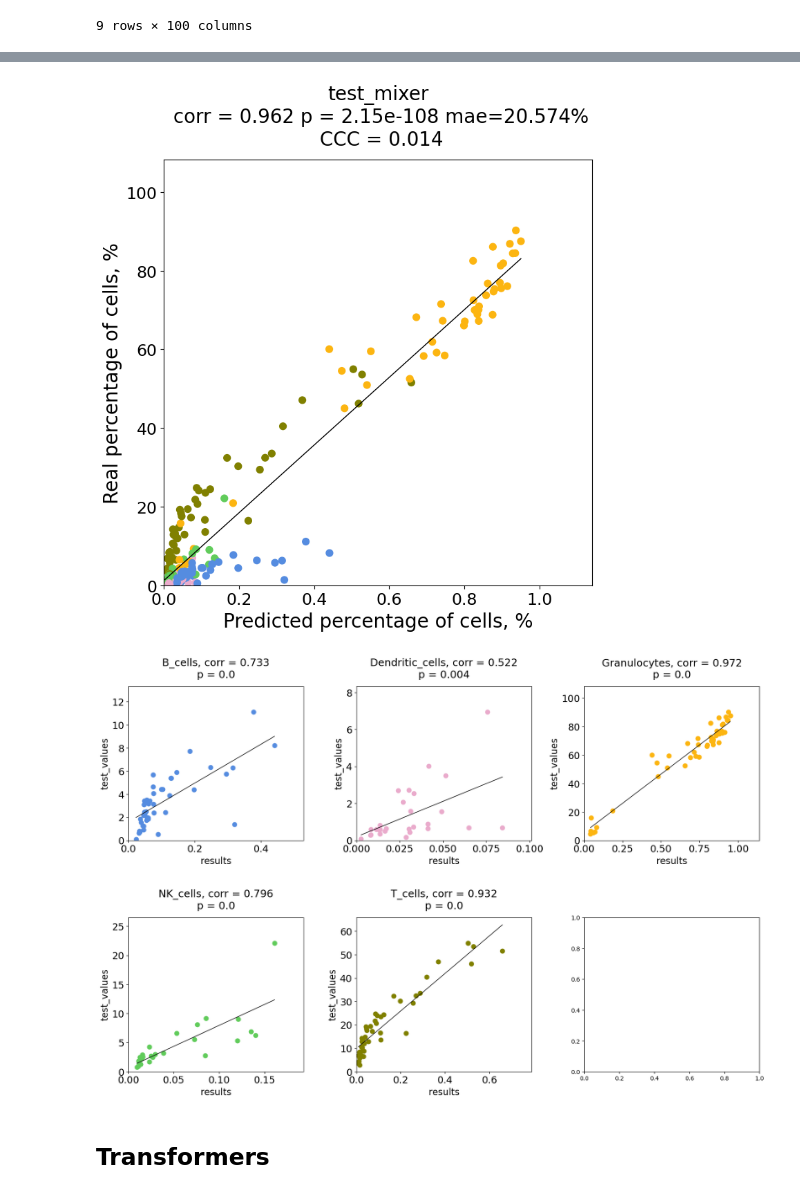
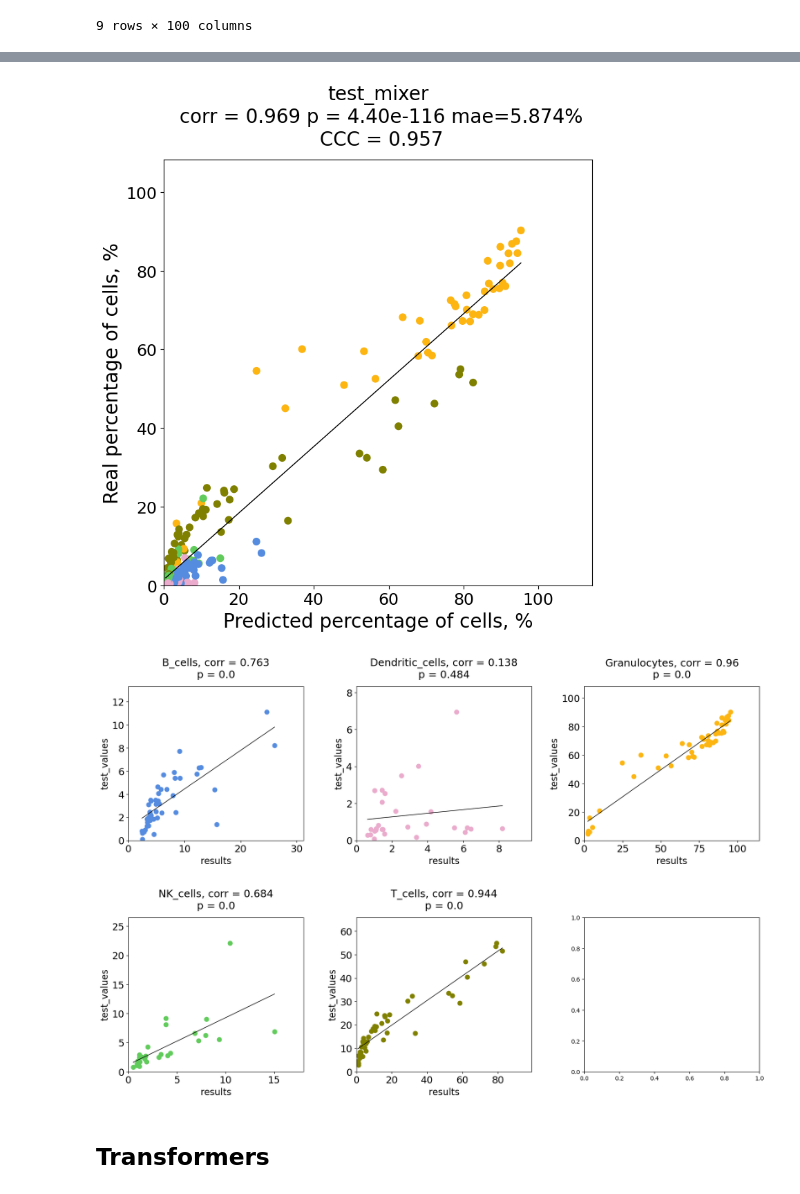
Before and after one commit to LeviusBI/Pythia, a Jupyter notebook: DiplomaCode.ipynb, the cells around one changed output, grey strips where cells are left out. Saved outputs shown, nothing was run; the diff lists cells and outputs as text; code cells hidden in the pictures.

```diff
--- a/DiplomaCode.ipynb
+++ b/DiplomaCode.ipynb
@@ -1244,22 +1249,22 @@ final_predictions
 9 rows × 46 columns
 # %%
-x = print_all_cells_in_one(final_predictions,
+x = print_all_cells_in_one(final_predictions*100,
                            cytof,
                            pallete=cells_p,
                            title='test_mixer', min_xlim=0, min_ylim=0)
-# plt.savefig('convnext_all_in_one.jpg', dpi=600, bbox_inches='tight', transparent=False)
+plt.savefig('convnext_all_in_one.jpg', dpi=600, bbox_inches='tight', transparent=False)
 # %% [output]
-[figure, old version]
+[figure, new version]
 # %%
-x = print_cell_matras(final_predictions, cytof,
+x = print_cell_matras(final_predictions*100, cytof,
                   pallete=cells_p, colors_by='index', title='',
                   true_name='test_values', predicted_name='results',
                   sub_title_font=18, fontsize_title=30,
                   subplot_ncols=3, ticks_size=17, wspace=0.3, hspace=0.5, min_xlim=0, min_ylim=0)
 
-# plt.savefig('convnext_cells.jpg', dpi=600,  bbox_inches='tight', transparent=False)
+plt.savefig('convnext_cells.jpg', dpi=600,  bbox_inches='tight', transparent=False)
 # %% [output]
-[figure, old version]
+[figure, new version]
 # %% [markdown]
 ## Transformers
 # %%
```
Also changed, not shown: parts of 17 cells of this notebook.
